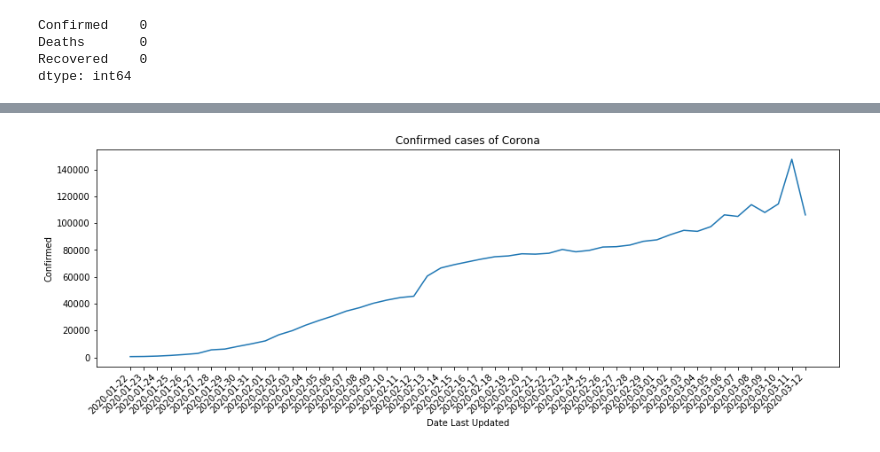
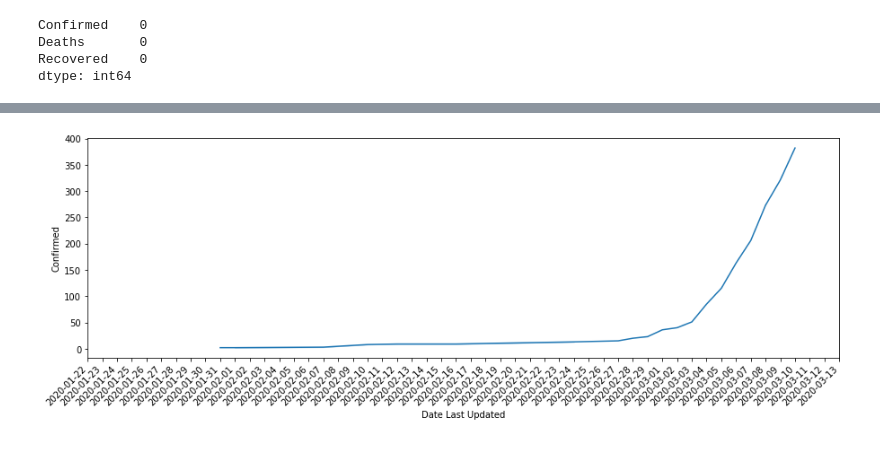
Before and after one commit to eytanohana/COVID-19, a Jupyter notebook: Data Exploration.ipynb, the cells around one changed output, grey strips where cells are left out. Saved outputs shown, nothing was run; the diff lists cells and outputs as text; code cells hidden in the pictures.

Commit message:
added more plots

```diff
--- a/Data Exploration.ipynb
+++ b/Data Exploration.ipynb
@@ -106,0 +124,3 @@ dtype: int64
+# %%
+uk = df[df['Country/Region'] == 'UK']
+uk.head()
@@ -107,9 +134,8 @@ dtype: int64
 # %%
-fig, axes = plt.subplots(figsize=(15,5))
+fig, axes = plt.subplots(1,1, figsize=(15,5))
 fig.autofmt_xdate(rotation=45)
+sns.lineplot(x='Date Last Updated', y='Confirmed', data=uk, )
 
-sns.lineplot(x=world_wide.index, y='Confirmed', data=world_wide, ax=axes)
 axes.xaxis.set_ticks(world_wide.index);
-plt.title('Confirmed cases of Corona');
 # %% [output]
-[figure, old version]
+[figure, new version]
```
Also changed, not shown: parts of 9 cells of this notebook.
